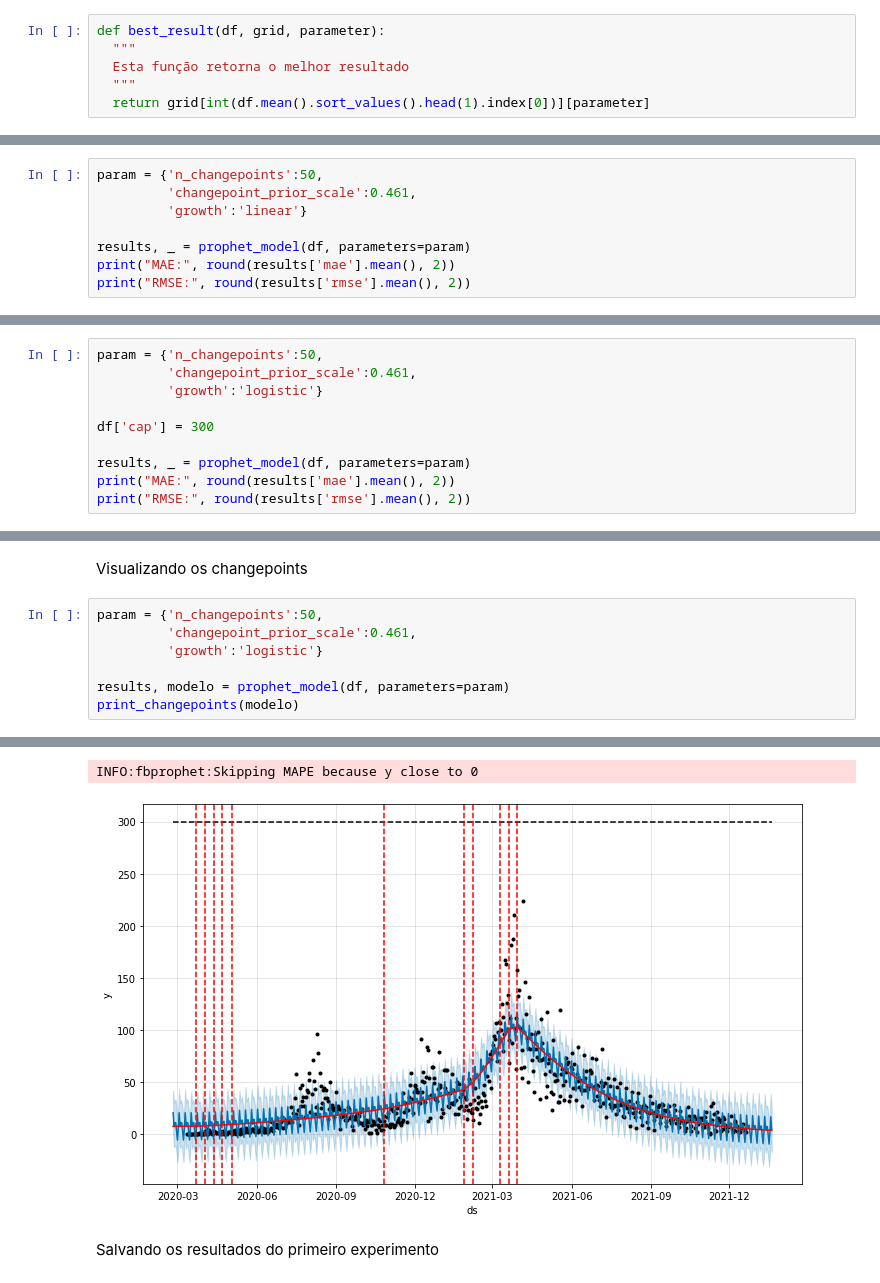
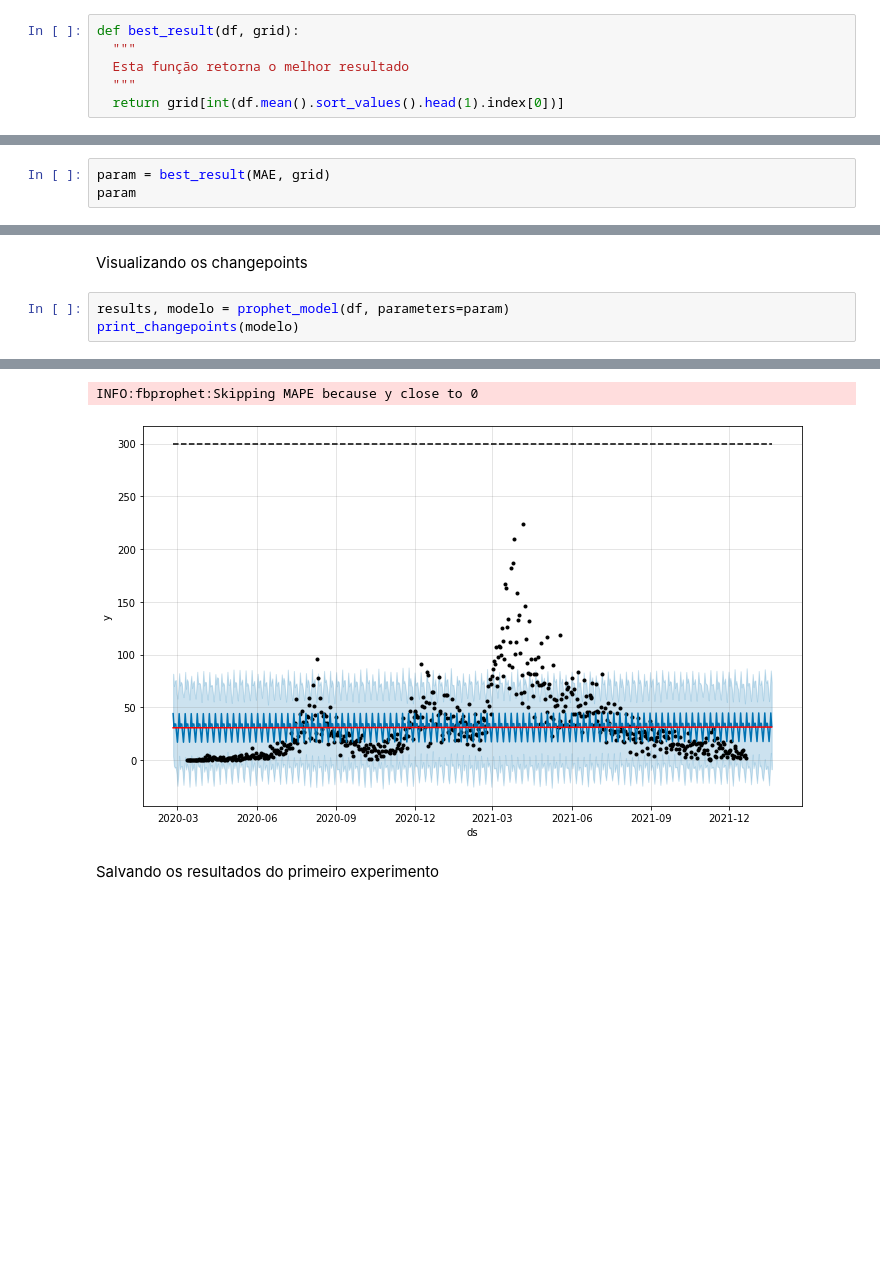
Before and after one commit to rodrigodemend/Previsao_Covid, a Jupyter notebook: Notebooks/Previsão_das_mortes_por_Covid_19_usando_Prophet.ipynb, the cells around one changed output, grey strips where cells are left out. Drawn from its saved outputs; the diff is of its cells as text; blank space fills up the shorter version.

```diff
--- a/Notebooks/Previsão_das_mortes_por_Covid_19_usando_Prophet.ipynb
+++ b/Notebooks/Previsão_das_mortes_por_Covid_19_usando_Prophet.ipynb
@@ -69,11 +69,11 @@ def prophet_model_grid(df, grid):
     RMSE[str(i)] = df_p['rmse']
   return MAE, RMSE
 # %%
-def best_result(df, grid, parameter):
+def best_result(df, grid):
   """
   Esta função retorna o melhor resultado
   """
-  return grid[int(df.mean().sort_values().head(1).index[0])][parameter]
+  return grid[int(df.mean().sort_values().head(1).index[0])]
 # %%
 def print_changepoints(model):
   """
@@ -173,0 +165,3 @@ best_result(df=MAE, grid=grid, parameter='n_changepoints')
+# %%
+param = best_result(MAE, grid)
+param
@@ -194,8 +173,0 @@ Testando forma de crescimento linear e exponencial
-# %%
-param = {'n_changepoints':50,
-         'changepoint_prior_scale':0.461,
-         'growth':'linear'}
-
-results, _ = prophet_model(df, parameters=param)
-print("MAE:", round(results['mae'].mean(), 2))
-print("RMSE:", round(results['rmse'].mean(), 2))
@@ -209,10 +173,0 @@ RMSE: 30.37
-# %%
-param = {'n_changepoints':50,
-         'changepoint_prior_scale':0.461,
-         'growth':'logistic'}
-
-df['cap'] = 300
-
-results, _ = prophet_model(df, parameters=param)
-print("MAE:", round(results['mae'].mean(), 2))
-print("RMSE:", round(results['rmse'].mean(), 2))
@@ -226,18 +174,14 @@ RMSE: 30.19
 # %% [markdown]
 Visualizando os changepoints
 # %%
-param = {'n_changepoints':50,
-         'changepoint_prior_scale':0.461,
-         'growth':'logistic'}
-
 results, modelo = prophet_model(df, parameters=param)
 print_changepoints(modelo)
 # %% [output]
 INFO:fbprophet:Disabling yearly seasonality. Run prophet with yearly_seasonality=True to override this.
 INFO:fbprophet:Disabling daily seasonality. Run prophet with daily_seasonality=True to override this.
 INFO:fbprophet:Making 8 forecasts with cutoffs between 2021-04-24 00:00:00 and 2021-11-20 00:00:00
 INFO:fbprophet:Skipping MAPE because y close to 0
-[figure, old version]
+[figure, new version]
 # %% [markdown]
 Salvando os resultados do primeiro experimento
 # %%
```
Also changed, not shown: parts of 31 cells of this notebook.
